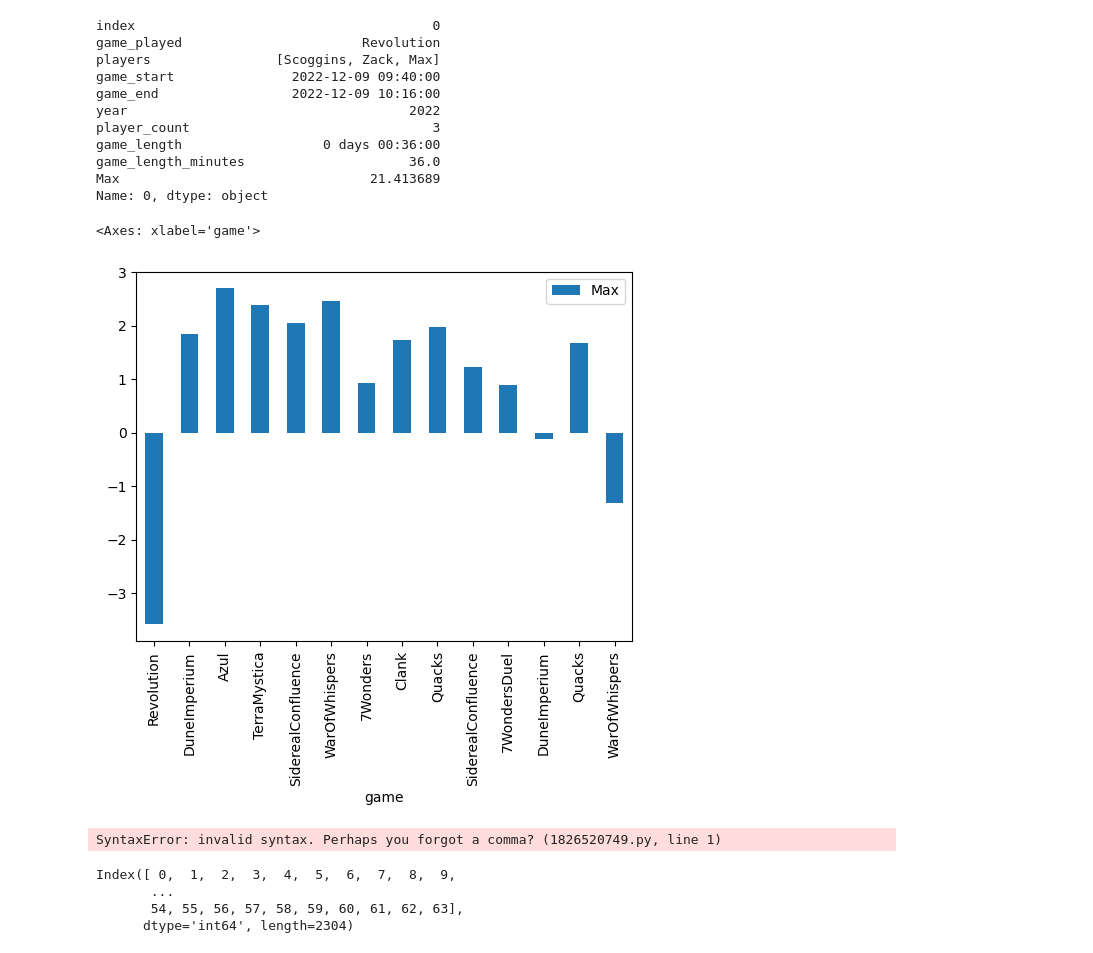
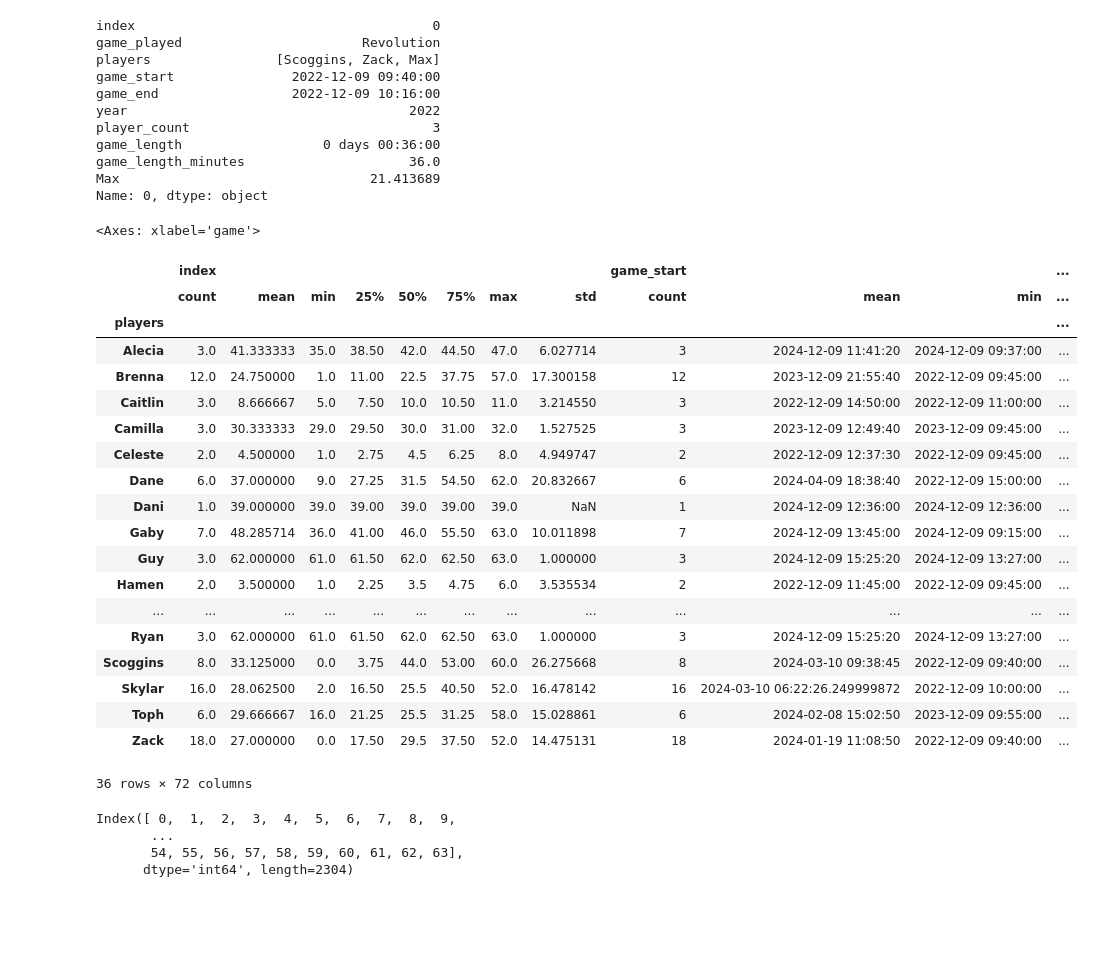
Before and after one commit to skylarenglish/boardgame-monitor, a Jupyter notebook: rankings.ipynb, the cells around one changed output. Saved outputs shown, nothing was run; the diff lists cells and outputs as text; code cells hidden in the pictures; blank space fills up the shorter version.

Commit message:
fixed bug in rankings

```diff
--- a/rankings.ipynb
+++ b/rankings.ipynb
@@ -8,6 +8,7 @@ import seaborn as sn
 import copy
 
 pd.set_option('display.max_rows', 1000)
+pd.set_option('display.max_columns', 50)
 # %%
 games_df = pd.read_csv('game_reports_cumulative.csv', parse_dates=[2,3])
 games_df['players'] = games_df['players'].apply(lambda x: x.split(" "))
@@ -15,13 +16,13 @@ games_df['year'] = games_df['game_start'].dt.year
 games_df['player_count'] = games_df['players'].apply(lambda x: len(x))
 games_df['game_length'] = games_df['game_end'] - games_df['game_start']
 games_df['game_length_minutes'] = games_df['game_length'].dt.total_seconds()/60
-games_df.sort_values(['game_start'], inplace=True)
+games_df.sort_values(['game_start','game_played'], inplace=True)
 games_df.reset_index(inplace=True)
 
 
 player_games_df = games_df.explode('players')
 #player_games_df.sort_values(['game_played', 'game_start'], inplace=True)
-player_games_df['place'] = player_games_df.groupby(['game_played', 'game_start'], sort=True)['players'].expanding().count().values
+player_games_df['place'] = player_games_df.groupby(['game_start', 'game_played'])['players'].expanding().count().values
 #t * (1+((1-p)/(2n-2))) where t = time, p = place order, and n = # of players
 t = player_games_df['game_length_minutes']
 p = player_games_df['place']
@@ -416,19 +407,38 @@ game_length_minutes                     36.0
 Max                                21.413689
 Name: 0, dtype: object
 # %%
-diffs = games_df[games_df['players'].apply(lambda x: 'Max' in x)].join(ranking_hist['Max'].apply(lambda x: x.mu))['Max'].diff()
-diffs.iloc[0] = games_df[games_df['players'].apply(lambda x: 'Max' in x)].join(ranking_hist['Max'].apply(lambda x: x.mu)).iloc[0]['Max'] - 25
+player = 'Skylar'
+diffs = games_df[games_df['players'].apply(lambda x: player in x)].join(ranking_hist[player].apply(lambda x: x.mu))[player].diff()
+diffs.iloc[0] = games_df[games_df['players'].apply(lambda x: player in x)].join(ranking_hist[player].apply(lambda x: x.mu)).iloc[0][player] - 25
 diffs = pd.DataFrame(diffs)
-diffs['game'] = games_df[games_df['players'].apply(lambda x: 'Max' in x)]['game_played']
+diffs['game'] = games_df[games_df['players'].apply(lambda x: player in x)]['game_played']
 diffs.set_index('game', inplace=True)
 diffs.plot(kind='bar')
 # %% [output]
 <Axes: xlabel='game'>
-[figure, removed]
-# %%
-player_games_df.join(ranking_hist_long on)
-# %% [output]
-SyntaxError: invalid syntax. Perhaps you forgot a comma? (1826520749.py, line 1)
+# %%
+player_games_df.groupby('players').describe()
+# %% [output]
+|  | index |  |  |  |  |  |  |  | game_start |  |  | ... |
+|  | count | mean | min | 25% | 50% | 75% | max | std | count | mean | min | ... |
+| players |  |  |  |  |  |  |  |  |  |  |  | ... |
+| Alecia | 3.0 | 41.333333 | 35.0 | 38.50 | 42.0 | 44.50 | 47.0 | 6.027714 | 3 | 2024-12-09 11:41:20 | 2024-12-09 09:37:00 | ... |
+| Brenna | 12.0 | 24.750000 | 1.0 | 11.00 | 22.5 | 37.75 | 57.0 | 17.300158 | 12 | 2023-12-09 21:55:40 | 2022-12-09 09:45:00 | ... |
+| Caitlin | 3.0 | 8.666667 | 5.0 | 7.50 | 10.0 | 10.50 | 11.0 | 3.214550 | 3 | 2022-12-09 14:50:00 | 2022-12-09 11:00:00 | ... |
+| Camilla | 3.0 | 30.333333 | 29.0 | 29.50 | 30.0 | 31.00 | 32.0 | 1.527525 | 3 | 2023-12-09 12:49:40 | 2023-12-09 09:45:00 | ... |
+| Celeste | 2.0 | 4.500000 | 1.0 | 2.75 | 4.5 | 6.25 | 8.0 | 4.949747 | 2 | 2022-12-09 12:37:30 | 2022-12-09 09:45:00 | ... |
+| Dane | 6.0 | 37.000000 | 9.0 | 27.25 | 31.5 | 54.50 | 62.0 | 20.832667 | 6 | 2024-04-09 18:38:40 | 2022-12-09 15:00:00 | ... |
+| Dani | 1.0 | 39.000000 | 39.0 | 39.00 | 39.0 | 39.00 | 39.0 | NaN | 1 | 2024-12-09 12:36:00 | 2024-12-09 12:36:00 | ... |
+| Gaby | 7.0 | 48.285714 | 36.0 | 41.00 | 46.0 | 55.50 | 63.0 | 10.011898 | 7 | 2024-12-09 13:45:00 | 2024-12-09 09:15:00 | ... |
+| Guy | 3.0 | 62.000000 | 61.0 | 61.50 | 62.0 | 62.50 | 63.0 | 1.000000 | 3 | 2024-12-09 15:25:20 | 2024-12-09 13:27:00 | ... |
+| Hamen | 2.0 | 3.500000 | 1.0 | 2.25 | 3.5 | 4.75 | 6.0 | 3.535534 | 2 | 2022-12-09 11:45:00 | 2022-12-09 09:45:00 | ... |
+| ... | ... | ... | ... | ... | ... | ... | ... | ... | ... | ... | ... | ... |
+| Ryan | 3.0 | 62.000000 | 61.0 | 61.50 | 62.0 | 62.50 | 63.0 | 1.000000 | 3 | 2024-12-09 15:25:20 | 2024-12-09 13:27:00 | ... |
+| Scoggins | 8.0 | 33.125000 | 0.0 | 3.75 | 44.0 | 53.00 | 60.0 | 26.275668 | 8 | 2024-03-10 09:38:45 | 2022-12-09 09:40:00 | ... |
+| Skylar | 16.0 | 28.062500 | 2.0 | 16.50 | 25.5 | 40.50 | 52.0 | 16.478142 | 16 | 2024-03-10 06:22:26.249999872 | 2022-12-09 10:00:00 | ... |
+| Toph | 6.0 | 29.666667 | 16.0 | 21.25 | 25.5 | 31.25 | 58.0 | 15.028861 | 6 | 2024-02-08 15:02:50 | 2023-12-09 09:55:00 | ... |
+| Zack | 18.0 | 27.000000 | 0.0 | 17.50 | 29.5 | 37.50 | 52.0 | 14.475131 | 18 | 2024-01-19 11:08:50 | 2022-12-09 09:40:00 | ... |
+36 rows × 72 columns
 # %%
 ranking_hist_long = ranking_hist.melt(ignore_index=False)
 # %%
```
Also changed, not shown: parts of 16 cells of this notebook.
